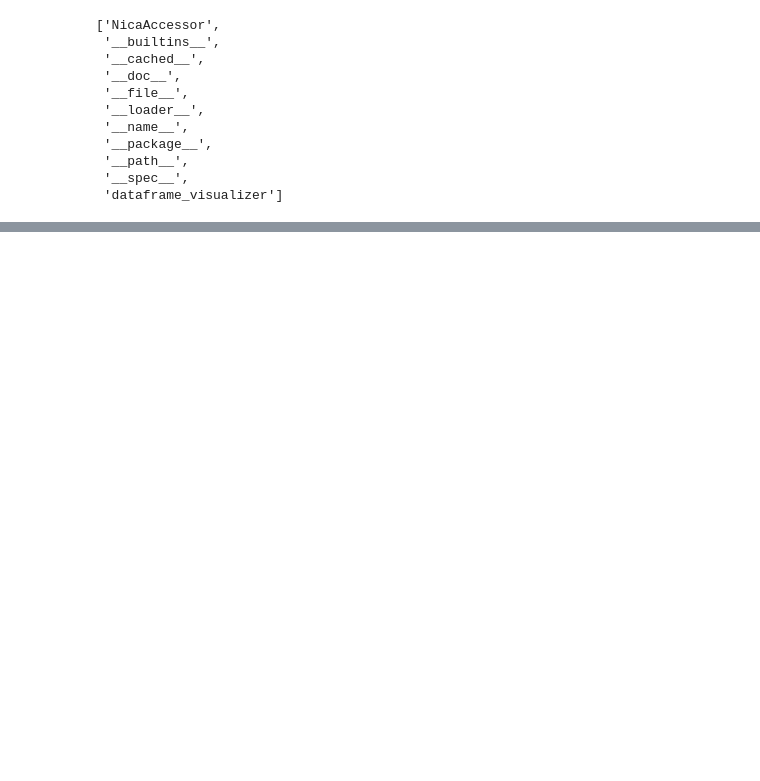
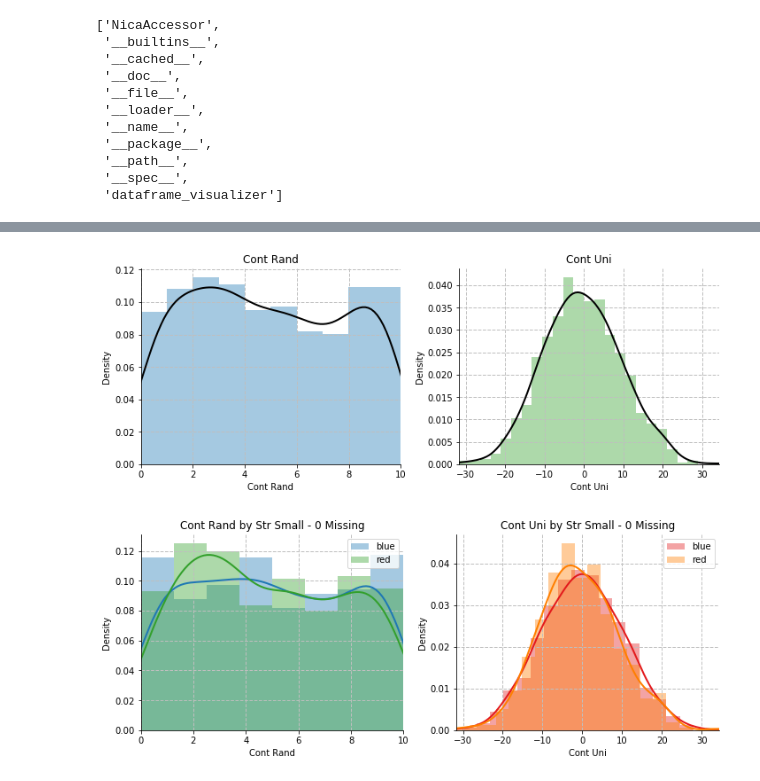
Before and after one commit to nicapotato/nicaviz, a Jupyter notebook: notebooks/Plot_Examples.ipynb, the cells around one changed output, grey strips where cells are left out. Cells and saved outputs as stored; diff of their text form; code cells hidden in the pictures; blank space fills up the shorter version.

```diff
--- a/notebooks/Plot_Examples.ipynb
+++ b/notebooks/Plot_Examples.ipynb
@@ -88,12 +96,15 @@ df.nica.mass_plot(
 # %%
-df.nica.plot(
+df.nica.mass_plot(
     plt_set= ["cont_rand", "cont_uni"],
     plottype = "distplot")
 
-df.nica.plot(
+df.nica.mass_plot(
     plt_set= ["cont_rand", "cont_uni"],
     hue = "str_small",
     plottype = "distplot")
+# %% [output]
+[figure, added]
+[figure, added]
 # %%
 df.nica.mass_plot(
     plt_set= ["int_small", "int_med"],
```
Also changed, not shown: parts of 8 cells of this notebook, 1 other file.
